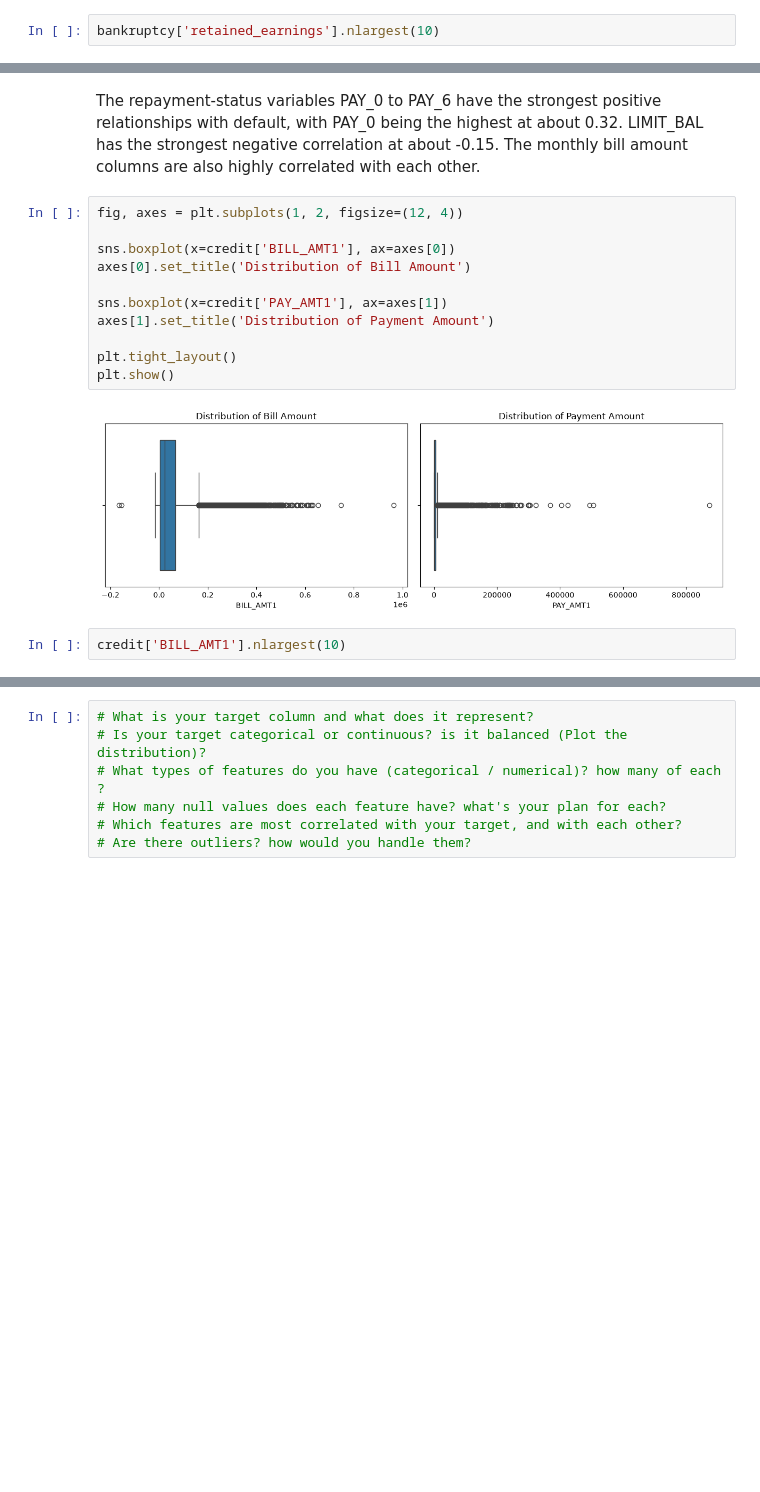
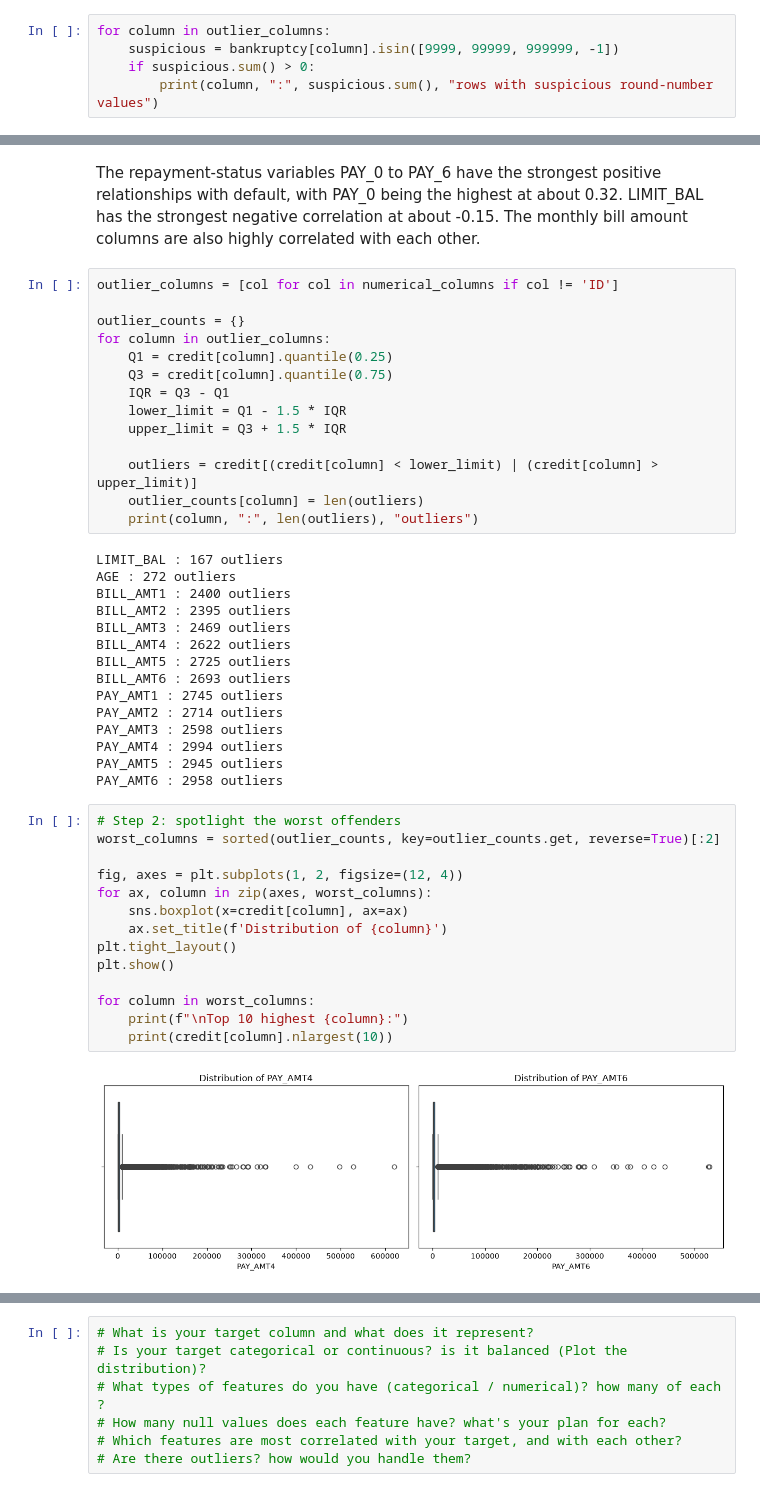
Before and after one commit to MohamedJassim05/CAPSTONE, a Jupyter notebook: 1. Lightning Talk #1/lightning-talk-notebook.ipynb, the cells around one changed output, grey strips where cells are left out. Cells and saved outputs as stored; diff of their text form; blank space fills up the shorter version.

```diff
--- a/1. Lightning Talk #1/lightning-talk-notebook.ipynb
+++ b/1. Lightning Talk #1/lightning-talk-notebook.ipynb
@@ -673,5 +730,8 @@ bankruptcy['net_income'].nlargest(10)
 6954     40610.0
 Name: net_income, dtype: float64
 # %%
-bankruptcy['retained_earnings'].nlargest(10)
+for column in outlier_columns:
+    suspicious = bankruptcy[column].isin([9999, 99999, 999999, -1])
+    if suspicious.sum() > 0:
+        print(column, ":", suspicious.sum(), "rows with suspicious round-number values")
 # %% [output]
@@ -972,18 +1026,47 @@ plt.show()
 # %% [markdown]
 The repayment-status variables PAY_0 to PAY_6 have the strongest positive relationships with default, with PAY_0 being the highest at about 0.32. LIMIT_BAL has the strongest negative correlation at about -0.15. The monthly bill amount columns are also highly correlated with each other.
 # %%
-fig, axes = plt.subplots(1, 2, figsize=(12, 4))
+outlier_columns = [col for col in numerical_columns if col != 'ID']
 
-sns.boxplot(x=credit['BILL_AMT1'], ax=axes[0])
-axes[0].set_title('Distribution of Bill Amount')
+outlier_counts = {}
+for column in outlier_columns:
+    Q1 = credit[column].quantile(0.25)
+    Q3 = credit[column].quantile(0.75)
+    IQR = Q3 - Q1
+    lower_limit = Q1 - 1.5 * IQR
+    upper_limit = Q3 + 1.5 * IQR
 
-sns.boxplot(x=credit['PAY_AMT1'], ax=axes[1])
-axes[1].set_title('Distribution of Payment Amount')
-
-plt.tight_layout()
-plt.show()
+    outliers = credit[(credit[column] < lower_limit) | (credit[column] > upper_limit)]
+    outlier_counts[column] = len(outliers)
+    print(column, ":", len(outliers), "outliers")
 # %% [output]
-[figure, removed]
+LIMIT_BAL : 167 outliers
+AGE : 272 outliers
+BILL_AMT1 : 2400 outliers
+BILL_AMT2 : 2395 outliers
+BILL_AMT3 : 2469 outliers
+BILL_AMT4 : 2622 outliers
+BILL_AMT5 : 2725 outliers
+BILL_AMT6 : 2693 outliers
+PAY_AMT1 : 2745 outliers
+PAY_AMT2 : 2714 outliers
+PAY_AMT3 : 2598 outliers
+PAY_AMT4 : 2994 outliers
+PAY_AMT5 : 2945 outliers
+PAY_AMT6 : 2958 outliers
 # %%
-credit['BILL_AMT1'].nlargest(10)
+# Step 2: spotlight the worst offenders
+worst_columns = sorted(outlier_counts, key=outlier_counts.get, reverse=True)[:2]
+
+fig, axes = plt.subplots(1, 2, figsize=(12, 4))
+for ax, column in zip(axes, worst_columns):
+    sns.boxplot(x=credit[column], ax=ax)
+    ax.set_title(f'Distribution of {column}')
+plt.tight_layout()
+plt.show()
+
+for column in worst_columns:
+    print(f"\nTop 10 highest {column}:")
+    print(credit[column].nlargest(10))
 # %% [output]
+[figure, added]
```
Also changed, not shown: parts of 11 cells of this notebook.
